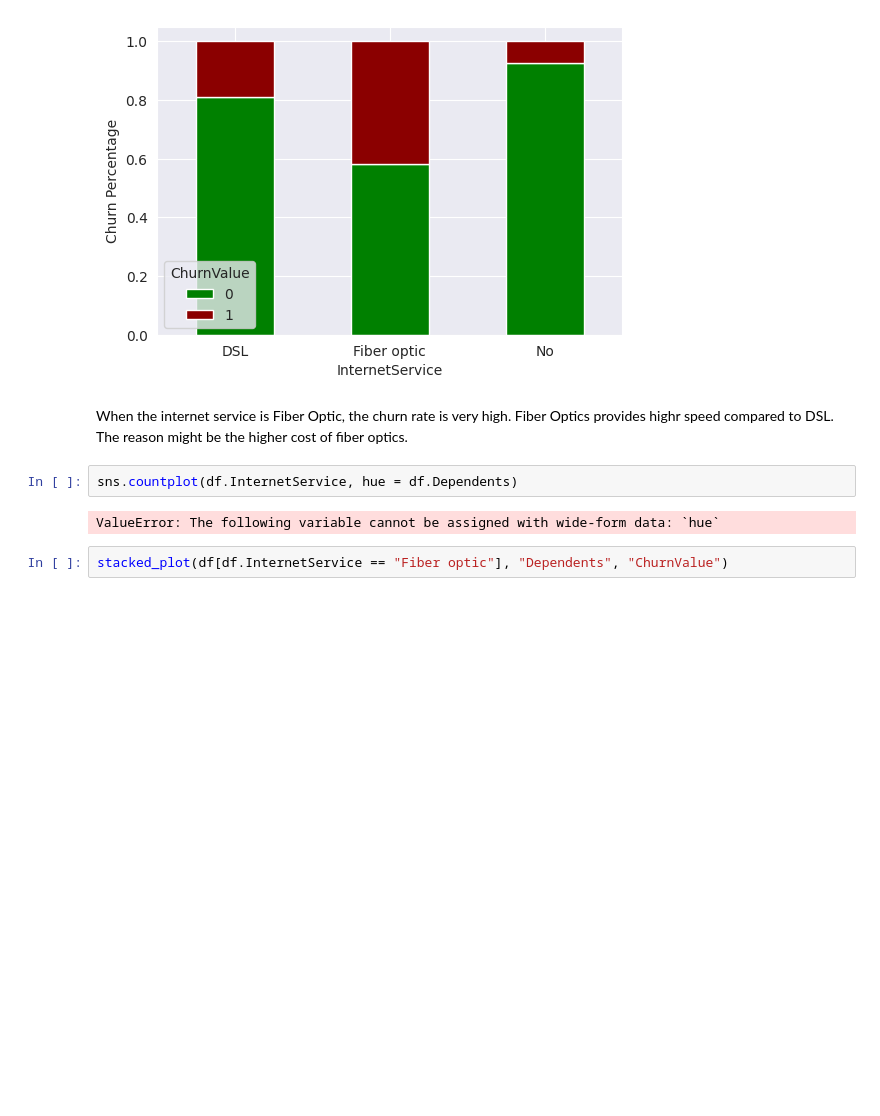
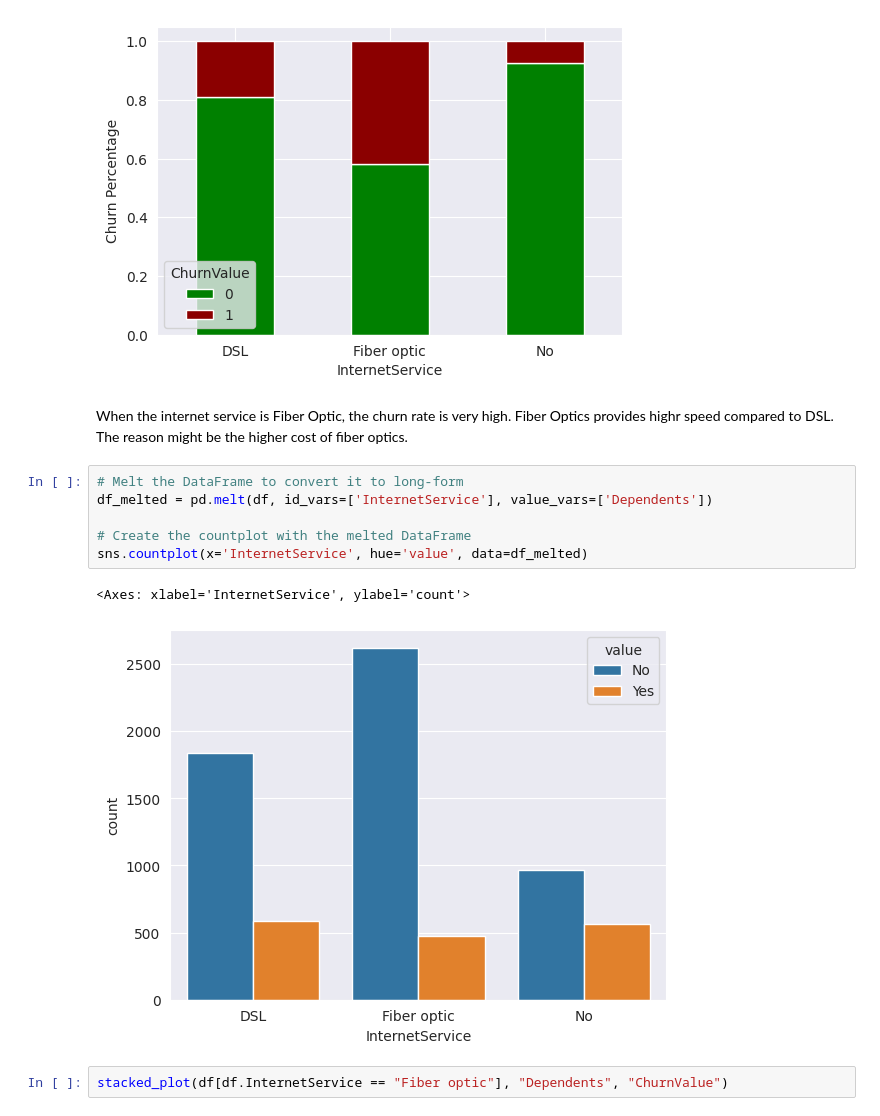
Before and after one commit to aravind2060/Customer-Survival-Analysis-and-Churn-Prediction, a Jupyter notebook: Exploratory Data Analysis.ipynb, the cells around one changed output. Cells and saved outputs as stored; diff of their text form; blank space fills up the shorter version.

```diff
--- a/Exploratory Data Analysis.ipynb
+++ b/Exploratory Data Analysis.ipynb
@@ -326,10 +326,15 @@ stacked_plot(df, "InternetService", "ChurnValue")
 [figure]
 # %% [markdown]
 When the internet service is Fiber Optic, the churn rate is very high. Fiber Optics provides highr speed compared to DSL. The reason might be the higher cost of fiber optics.
-# %%
-sns.countplot(df.InternetService, hue = df.Dependents)
-# %% [output]
-ValueError: The following variable cannot be assigned with wide-form data: `hue`
+# %%
+# Melt the DataFrame to convert it to long-form
+df_melted = pd.melt(df, id_vars=['InternetService'], value_vars=['Dependents'])
+
+# Create the countplot with the melted DataFrame
+sns.countplot(x='InternetService', hue='value', data=df_melted)
+# %% [output]
+<Axes: xlabel='InternetService', ylabel='count'>
+[figure, added]
 # %%
 stacked_plot(df[df.InternetService == "Fiber optic"], "Dependents", "ChurnValue")
 # %% [output]
```
Also changed, not shown: parts of 12 cells of this notebook.
